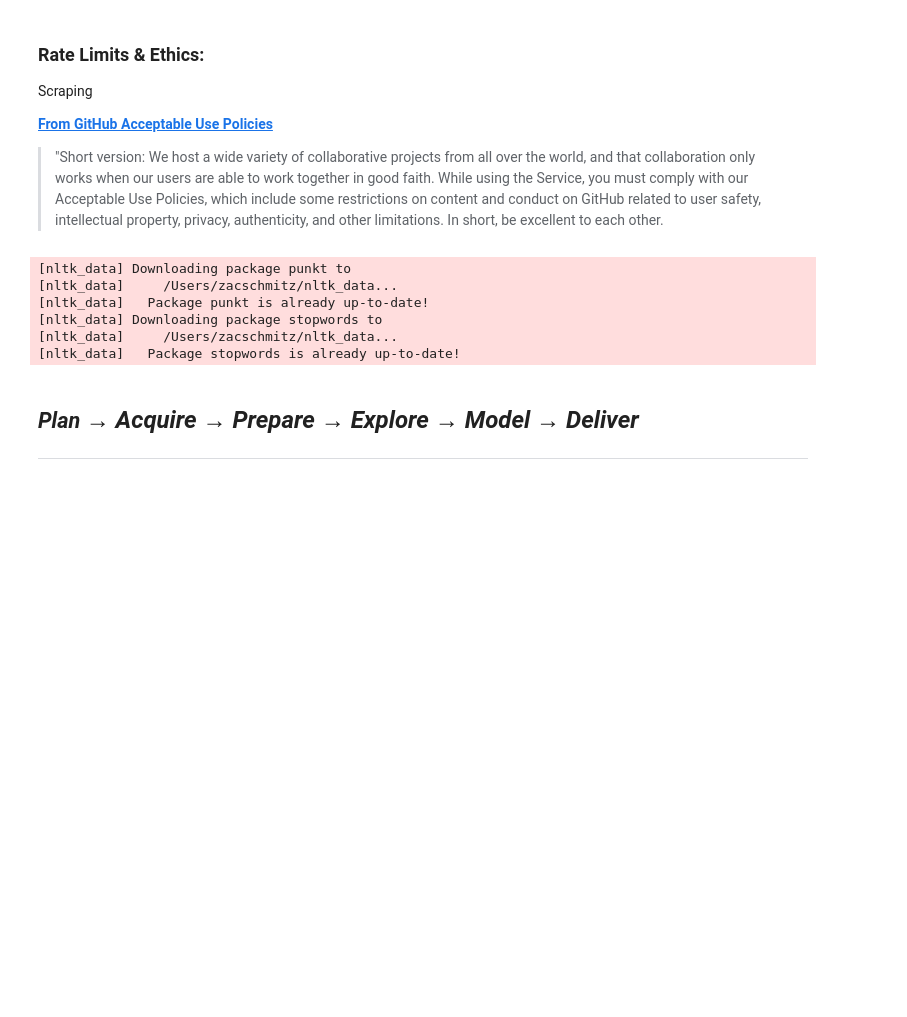
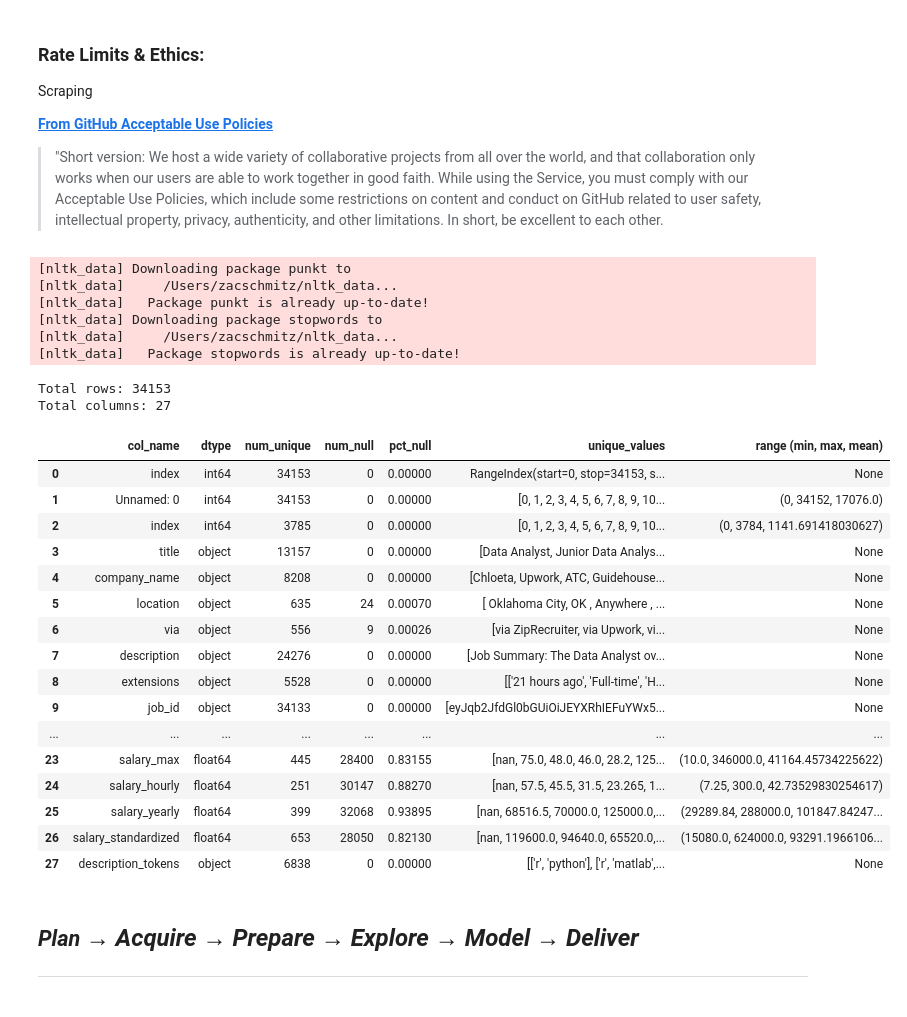
Before and after one commit to Decoding-Data-Jobs/data-jobs-project, a Jupyter notebook: mvp_deliverables/mvp_notebook.ipynb, the cells around one changed output. Cells and saved outputs as stored; diff of their text form; code cells hidden in the pictures; blank space fills up the shorter version.

```diff
--- a/mvp_deliverables/mvp_notebook.ipynb
+++ b/mvp_deliverables/mvp_notebook.ipynb
@@ -753,6 +753,28 @@ def prepare_jobs(df):
         os.system('afplay /System/Library/Sounds/Ping.aiff')
         print('Prep failed.')
         traceback.print_exc()
+# %%
+check_columns(jobs_df)
+# %% [output]
+Total rows: 34153
+Total columns: 27
+|  | col_name | dtype | num_unique | num_null | pct_null | unique_values | range (min, max, mean) |
+| 0 | index | int64 | 34153 | 0 | 0.00000 | RangeIndex(start=0, stop=34153, s... | None |
+| 1 | Unnamed: 0 | int64 | 34153 | 0 | 0.00000 | [0, 1, 2, 3, 4, 5, 6, 7, 8, 9, 10... | (0, 34152, 17076.0) |
+| 2 | index | int64 | 3785 | 0 | 0.00000 | [0, 1, 2, 3, 4, 5, 6, 7, 8, 9, 10... | (0, 3784, 1141.691418030627) |
+| 3 | title | object | 13157 | 0 | 0.00000 | [Data Analyst, Junior Data Analys... | None |
+| 4 | company_name | object | 8208 | 0 | 0.00000 | [Chloeta, Upwork, ATC, Guidehouse... | None |
+| 5 | location | object | 635 | 24 | 0.00070 | [ Oklahoma City, OK , Anywhere , ... | None |
+| 6 | via | object | 556 | 9 | 0.00026 | [via ZipRecruiter, via Upwork, vi... | None |
+| 7 | description | object | 24276 | 0 | 0.00000 | [Job Summary: The Data Analyst ov... | None |
+| 8 | extensions | object | 5528 | 0 | 0.00000 | [['21 hours ago', 'Full-time', 'H... | None |
+| 9 | job_id | object | 34133 | 0 | 0.00000 | [eyJqb2JfdGl0bGUiOiJEYXRhIEFuYWx5... | None |
+| ... | ... | ... | ... | ... | ... | ... | ... |
+| 23 | salary_max | float64 | 445 | 28400 | 0.83155 | [nan, 75.0, 48.0, 46.0, 28.2, 125... | (10.0, 346000.0, 41164.45734225622) |
+| 24 | salary_hourly | float64 | 251 | 30147 | 0.88270 | [nan, 57.5, 45.5, 31.5, 23.265, 1... | (7.25, 300.0, 42.73529830254617) |
+| 25 | salary_yearly | float64 | 399 | 32068 | 0.93895 | [nan, 68516.5, 70000.0, 125000.0,... | (29289.84, 288000.0, 101847.84247... |
+| 26 | salary_standardized | float64 | 653 | 28050 | 0.82130 | [nan, 119600.0, 94640.0, 65520.0,... | (15080.0, 624000.0, 93291.1966106... |
+| 27 | description_tokens | object | 6838 | 0 | 0.00000 | [['r', 'python'], ['r', 'matlab',... | None |
 # %%
 def check_columns(DataFrame, reports=False, graphs=False, dates=False):
     """
```
Also changed, not shown: parts of 63 cells of this notebook.
